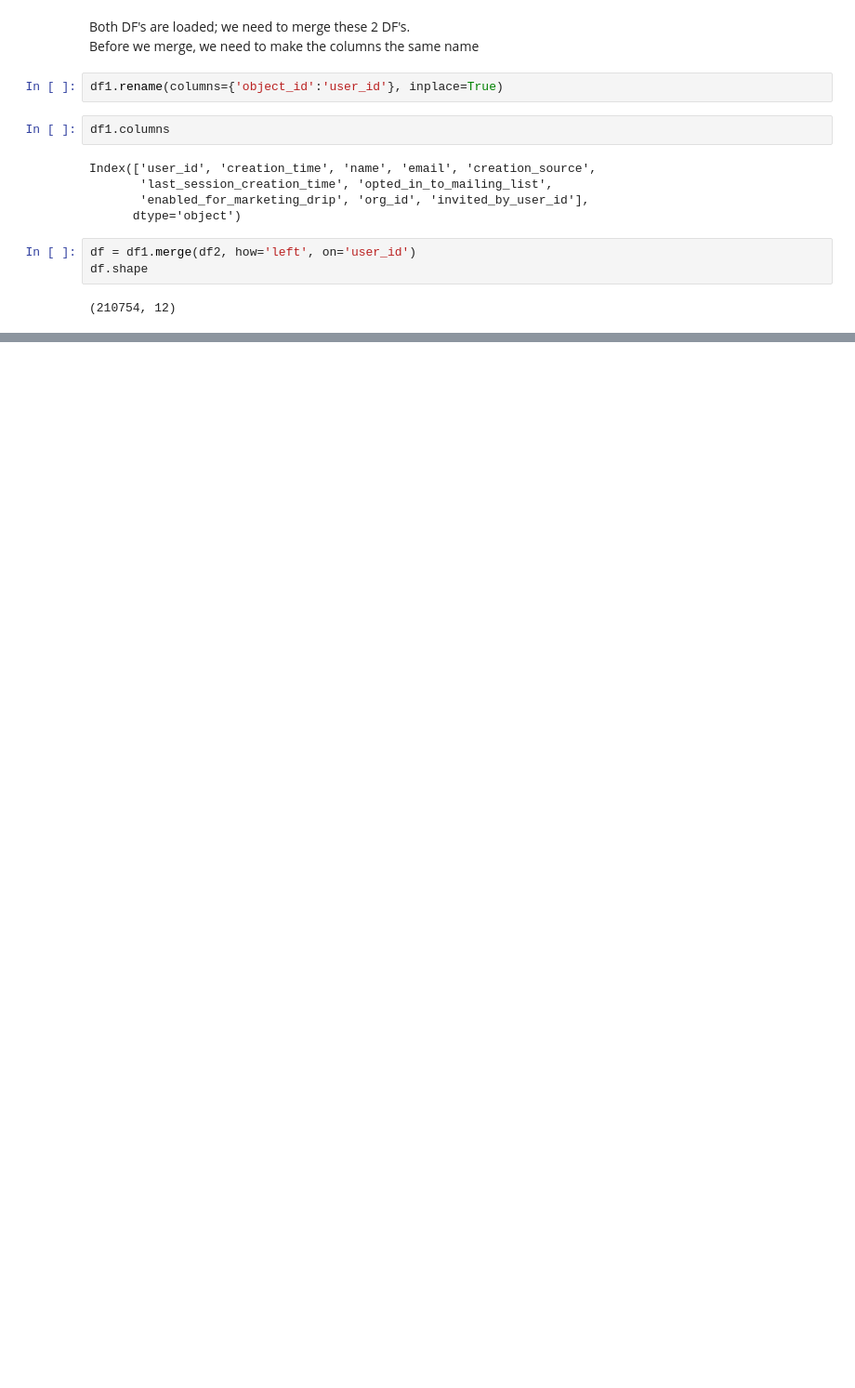
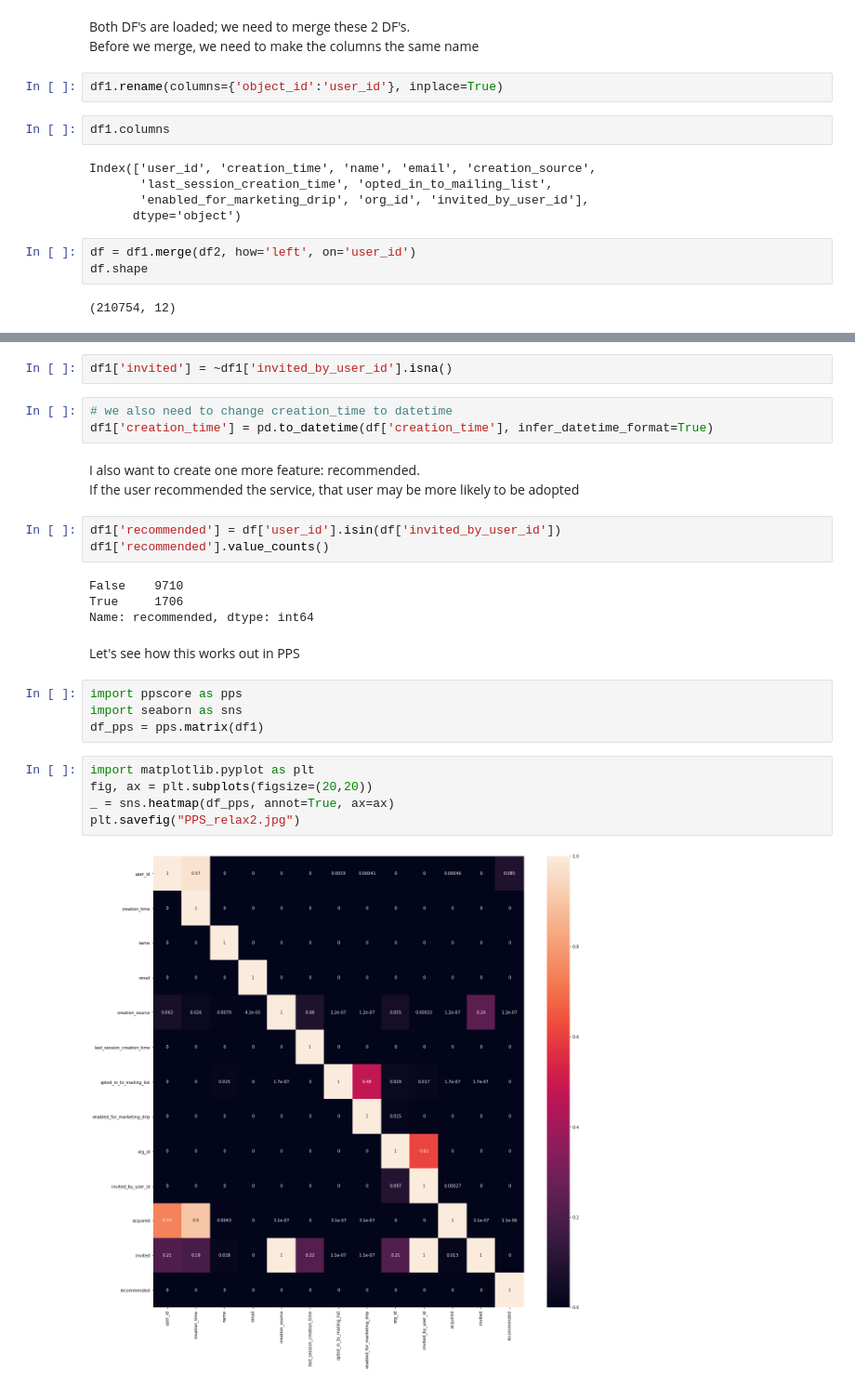
Before and after one commit to sjrekuc/Ch26-2_Relax, a Jupyter notebook: Ch26-2_Relax.ipynb, the cells around one changed output, grey strips where cells are left out. Shown: that part at 93% size. Drawn from its saved outputs; the diff is of its cells as text; blank space fills up the shorter version.

```diff
--- a/Ch26-2_Relax.ipynb
+++ b/Ch26-2_Relax.ipynb
@@ -140,0 +240,28 @@ for user in df['user_id']:
+# %%
+df1['invited'] = ~df1['invited_by_user_id'].isna()
+# %%
+# we also need to change creation_time to datetime
+df1['creation_time'] = pd.to_datetime(df['creation_time'], infer_datetime_format=True)
+# %% [markdown]
+I also want to create one more feature: recommended. <br>
+If the user recommended the service, that user may be more likely to be adopted
+# %%
+df1['recommended'] = df['user_id'].isin(df['invited_by_user_id'])
+df1['recommended'].value_counts()
+# %% [output]
+False    9710
+True     1706
+Name: recommended, dtype: int64
+# %% [markdown]
+Let's see how this works out in PPS
+# %%
+import ppscore as pps
+import seaborn as sns
+df_pps = pps.matrix(df1)
+# %%
+import matplotlib.pyplot as plt
+fig, ax = plt.subplots(figsize=(20,20))
+_ = sns.heatmap(df_pps, annot=True, ax=ax)
+plt.savefig("PPS_relax2.jpg")
+# %% [output]
+[figure, added]
```
Also changed, not shown: parts of 18 cells of this notebook.
